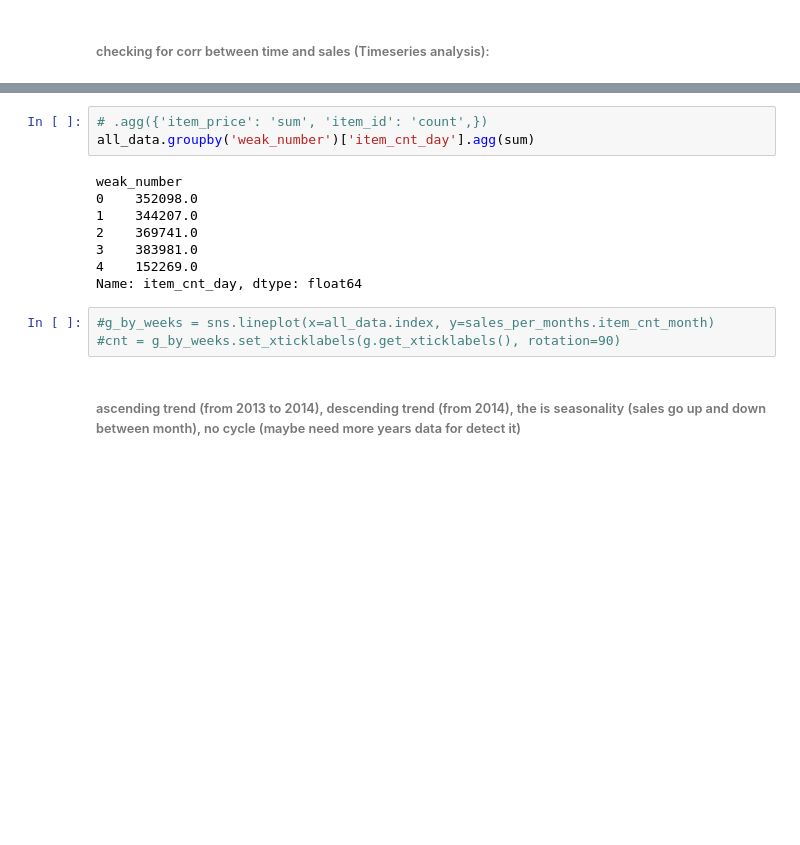
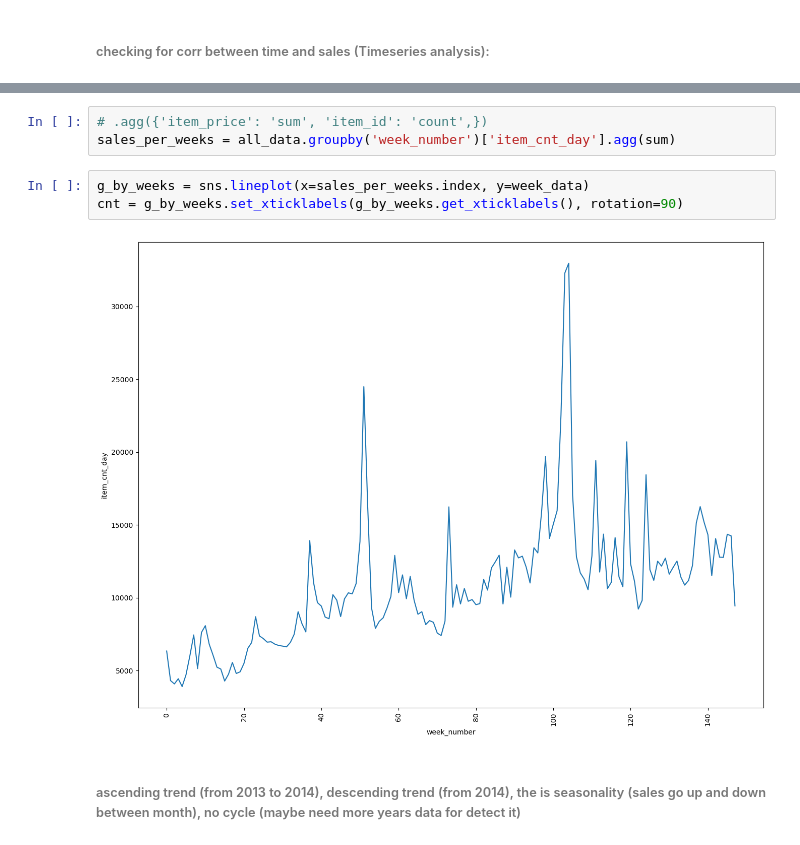
Before and after one commit to Yarmmax/DS_Intership, a Jupyter notebook: EDA.ipynb, the cells around one changed output, grey strips where cells are left out. Saved outputs shown, nothing was run; the diff lists cells and outputs as text; blank space fills up the shorter version.

```diff
--- a/EDA.ipynb
+++ b/EDA.ipynb
@@ -259,17 +260,11 @@ array([0, 2, 1, 3, 4], dtype=int64)
 # %%
 # .agg({'item_price': 'sum', 'item_id': 'count',})
-all_data.groupby('weak_number')['item_cnt_day'].agg(sum)
+sales_per_weeks = all_data.groupby('week_number')['item_cnt_day'].agg(sum)
-# %% [output]
-weak_number
-0    352098.0
-1    344207.0
-2    369741.0
-3    383981.0
-4    152269.0
-Name: item_cnt_day, dtype: float64
 # %%
-#g_by_weeks = sns.lineplot(x=all_data.index, y=sales_per_months.item_cnt_month)
-#cnt = g_by_weeks.set_xticklabels(g.get_xticklabels(), rotation=90)
+g_by_weeks = sns.lineplot(x=sales_per_weeks.index, y=week_data)
+cnt = g_by_weeks.set_xticklabels(g_by_weeks.get_xticklabels(), rotation=90)
+# %% [output]
+[figure, added]
 # %% [markdown]
 ###### ascending trend (from 2013 to 2014), descending trend (from 2014), the is seasonality (sales go up and down between month), no cycle (maybe need more years data for detect it)
 # %%
```
Also changed, not shown: parts of 19 cells of this notebook.
